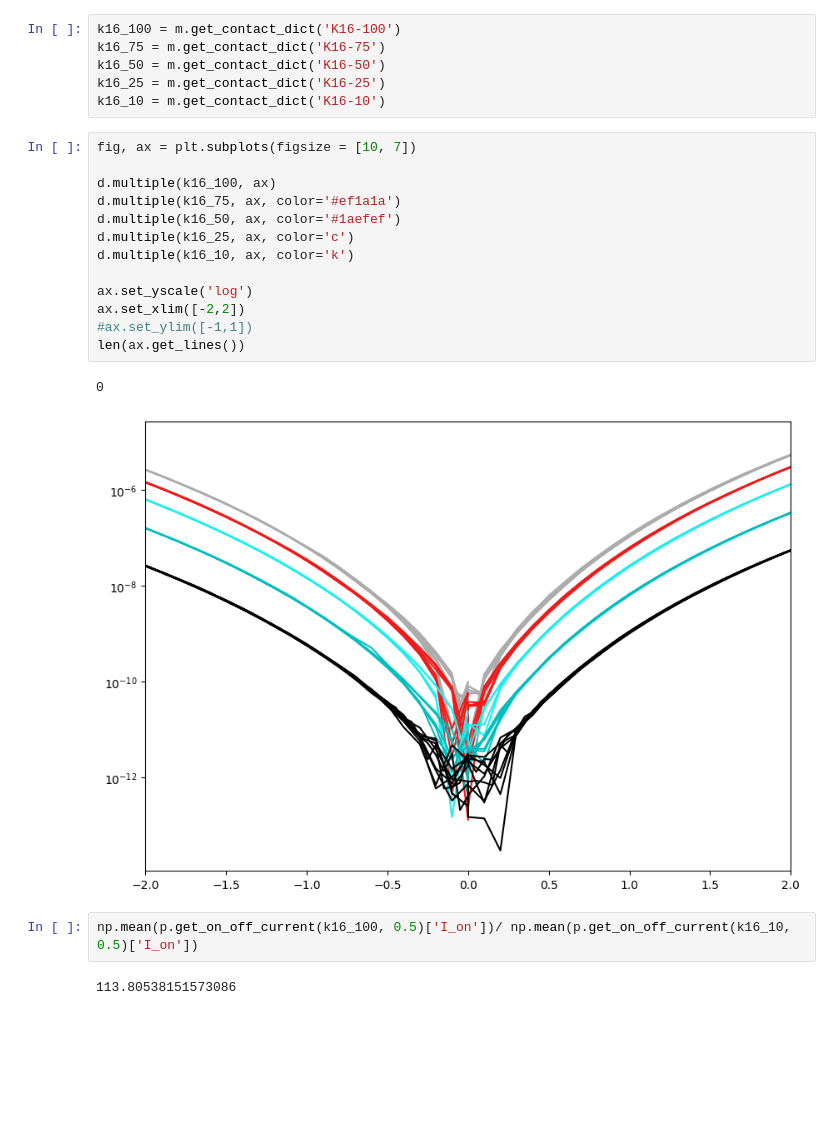
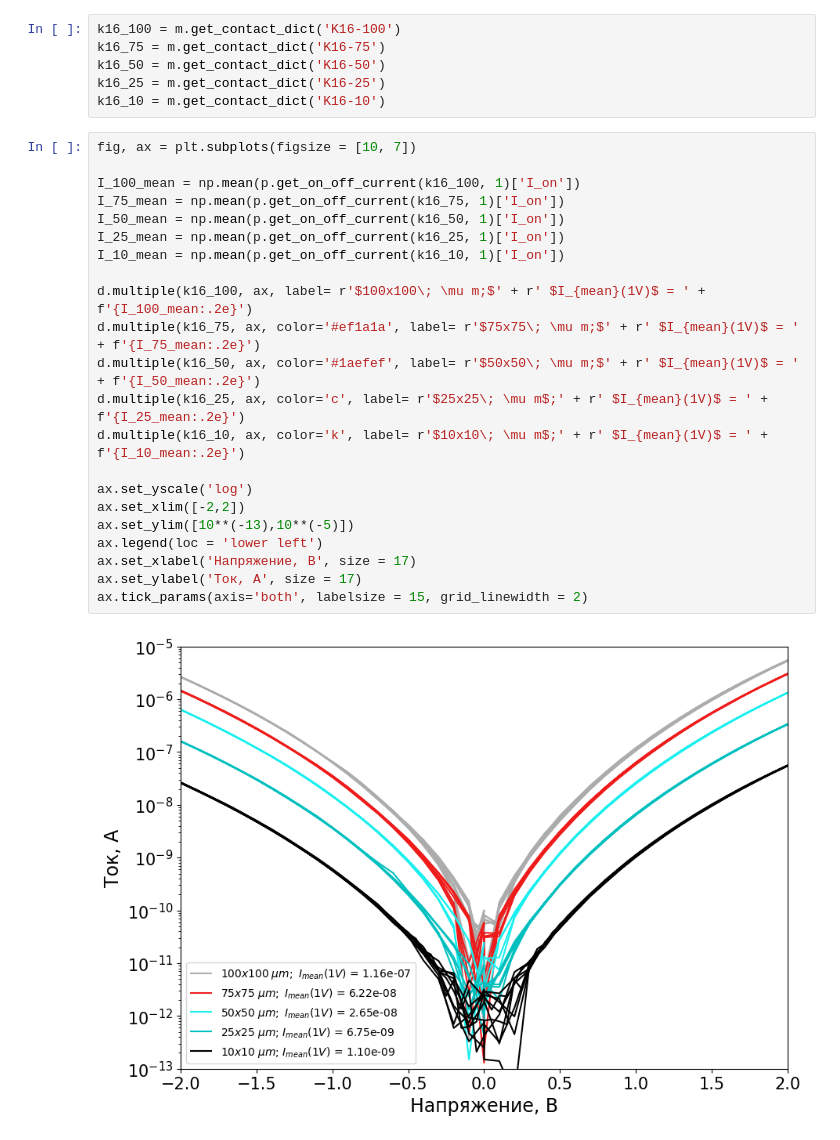
Before and after one commit to OneMoreGate/data_process, a Jupyter notebook: files_description.ipynb, the cells around one changed output. Saved outputs shown, nothing was run; the diff lists cells and outputs as text; blank space fills up the shorter version.

```diff
--- a/files_description.ipynb
+++ b/files_description.ipynb
@@ -11,23 +11,27 @@ k16_75 = m.get_contact_dict('K16-75')
 k16_50 = m.get_contact_dict('K16-50')
 k16_25 = m.get_contact_dict('K16-25')
 k16_10 = m.get_contact_dict('K16-10')
-# %%
-fig, ax = plt.subplots(figsize = [10, 7])
-
-d.multiple(k16_100, ax)
-d.multiple(k16_75, ax, color='#ef1a1a')
-d.multiple(k16_50, ax, color='#1aefef')
-d.multiple(k16_25, ax, color='c')
-d.multiple(k16_10, ax, color='k')
-
-ax.set_yscale('log')
-ax.set_xlim([-2,2])
-#ax.set_ylim([-1,1])
-len(ax.get_lines())
-# %% [output]
-0
-[figure, removed]
-# %%
-np.mean(p.get_on_off_current(k16_100, 0.5)['I_on'])/ np.mean(p.get_on_off_current(k16_10, 0.5)['I_on'])
-# %% [output]
-113.80538151573086
+# %%
+fig, ax = plt.subplots(figsize = [10, 7])
+
+I_100_mean = np.mean(p.get_on_off_current(k16_100, 1)['I_on'])
+I_75_mean = np.mean(p.get_on_off_current(k16_75, 1)['I_on'])
+I_50_mean = np.mean(p.get_on_off_current(k16_50, 1)['I_on'])
+I_25_mean = np.mean(p.get_on_off_current(k16_25, 1)['I_on'])
+I_10_mean = np.mean(p.get_on_off_current(k16_10, 1)['I_on'])
+
+d.multiple(k16_100, ax, label= r'$100x100\; \mu m;$' + r' $I_{mean}(1V)$ = ' + f'{I_100_mean:.2e}')
+d.multiple(k16_75, ax, color='#ef1a1a', label= r'$75x75\; \mu m;$' + r' $I_{mean}(1V)$ = ' + f'{I_75_mean:.2e}')
+d.multiple(k16_50, ax, color='#1aefef', label= r'$50x50\; \mu m;$' + r' $I_{mean}(1V)$ = ' + f'{I_50_mean:.2e}')
+d.multiple(k16_25, ax, color='c', label= r'$25x25\; \mu m$;' + r' $I_{mean}(1V)$ = ' + f'{I_25_mean:.2e}')
+d.multiple(k16_10, ax, color='k', label= r'$10x10\; \mu m$;' + r' $I_{mean}(1V)$ = ' + f'{I_10_mean:.2e}')
+
+ax.set_yscale('log')
+ax.set_xlim([-2,2])
+ax.set_ylim([10**(-13),10**(-5)])
+ax.legend(loc = 'lower left')
+ax.set_xlabel('Напряжение, В', size = 17)
+ax.set_ylabel('Ток, А', size = 17)
+ax.tick_params(axis='both', labelsize = 15, grid_linewidth = 2)
+# %% [output]
+[figure, added]
```
Also changed, not shown: 1 other file.
